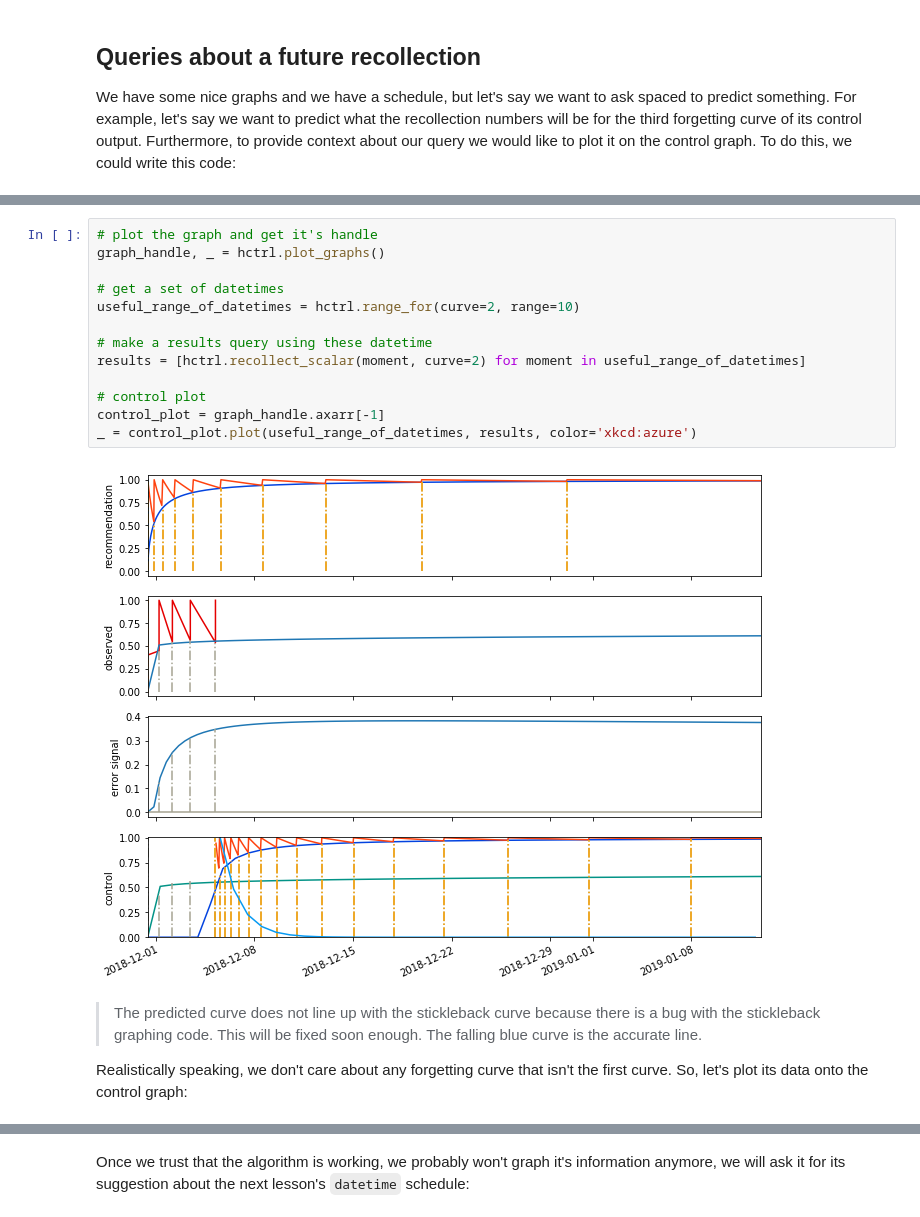
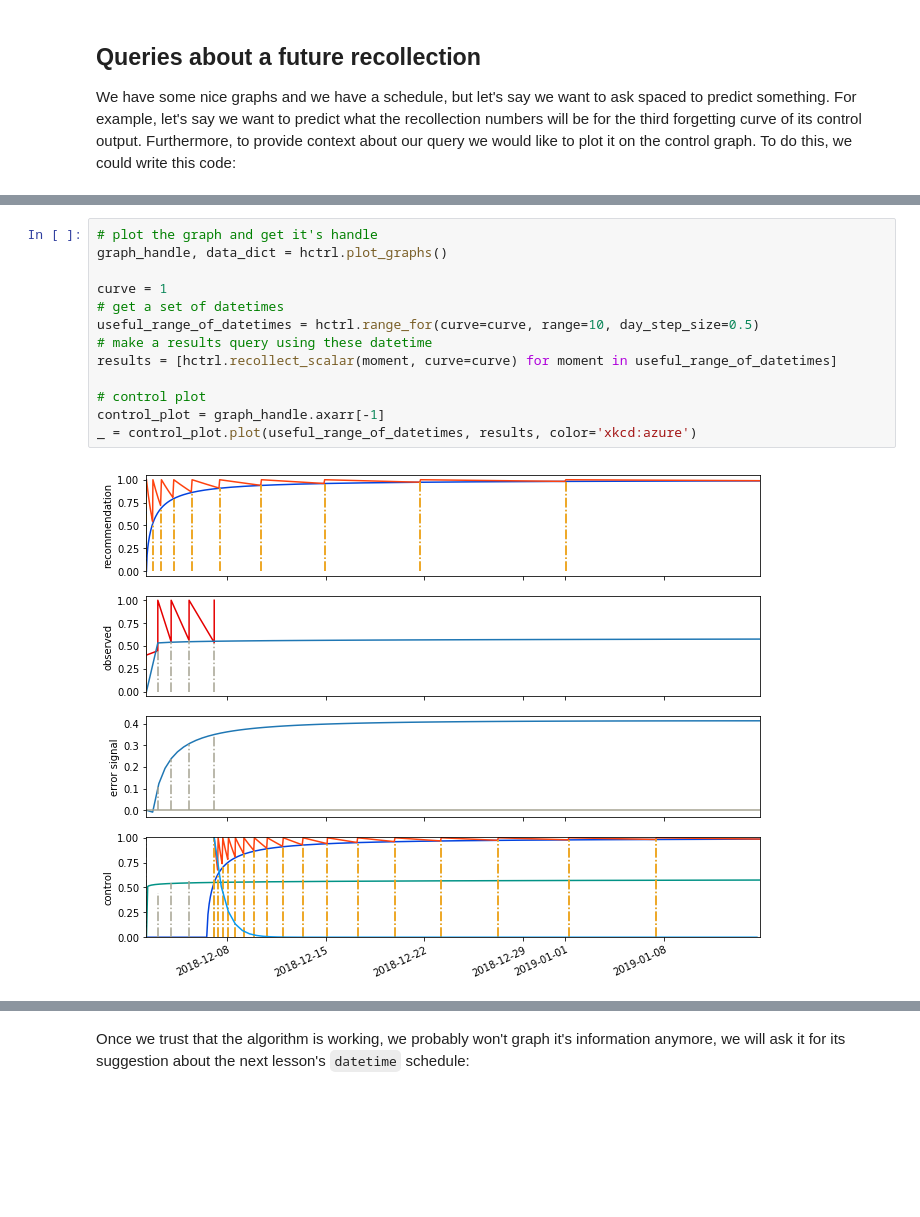
Before and after one commit to aleph2c/spaced, a Jupyter notebook: Spaced.ipynb, the cells around one changed output, grey strips where cells are left out. Drawn from its saved outputs; the diff is of its cells as text; blank space fills up the shorter version.

```diff
--- a/Spaced.ipynb
+++ b/Spaced.ipynb
@@ -198,19 +218,15 @@ We have some nice graphs and we have a schedule, but let's say we want to ask sp
 # %%
 # plot the graph and get it's handle
-graph_handle, _ = hctrl.plot_graphs()
+graph_handle, data_dict = hctrl.plot_graphs()
 
+curve = 1
 # get a set of datetimes
-useful_range_of_datetimes = hctrl.range_for(curve=2, range=10)
-
+useful_range_of_datetimes = hctrl.range_for(curve=curve, range=10, day_step_size=0.5)
 # make a results query using these datetime
-results = [hctrl.recollect_scalar(moment, curve=2) for moment in useful_range_of_datetimes]
+results = [hctrl.recollect_scalar(moment, curve=curve) for moment in useful_range_of_datetimes]
 
 # control plot
 control_plot = graph_handle.axarr[-1]
 _ = control_plot.plot(useful_range_of_datetimes, results, color='xkcd:azure')
 # %% [output]
-[figure, old version]
+[figure, new version]
-# %% [markdown]
->  The predicted curve does not line up with the stickleback curve because there is a bug with the stickleback graphing code.  This will be fixed soon enough.  The falling blue curve is the accurate line.
-
-Realistically speaking, we don't care about any forgetting curve that isn't the first curve.  So, let's plot its data onto the control graph:
```
Also changed, not shown: parts of 12 cells of this notebook.
